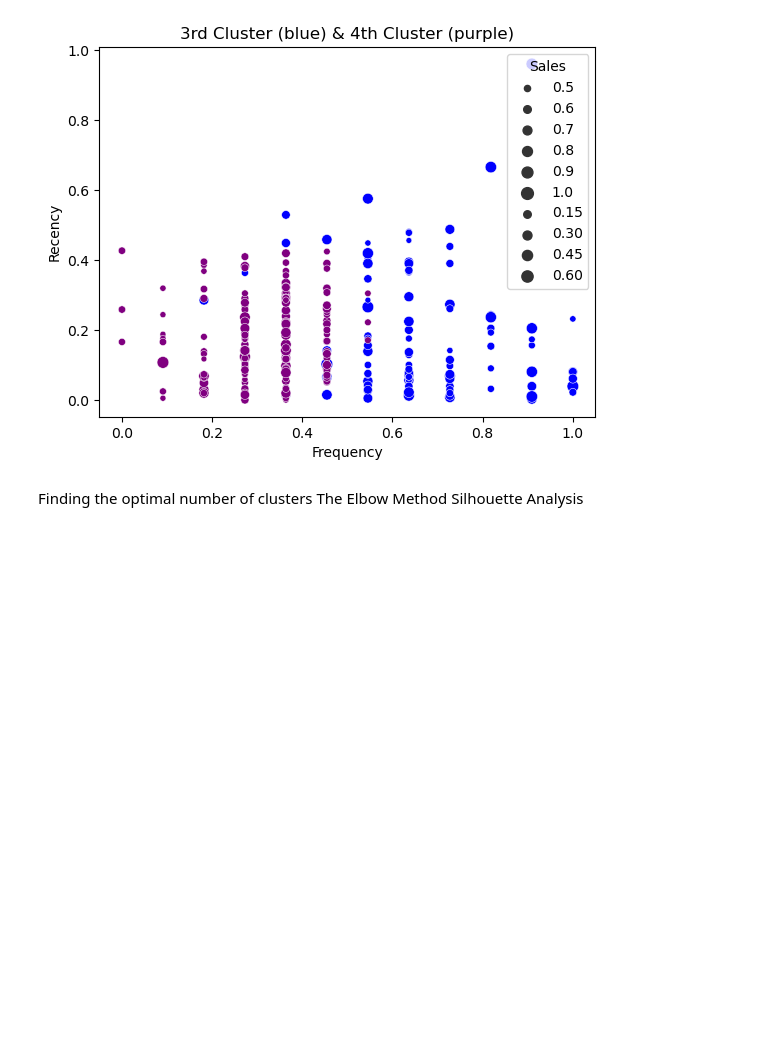
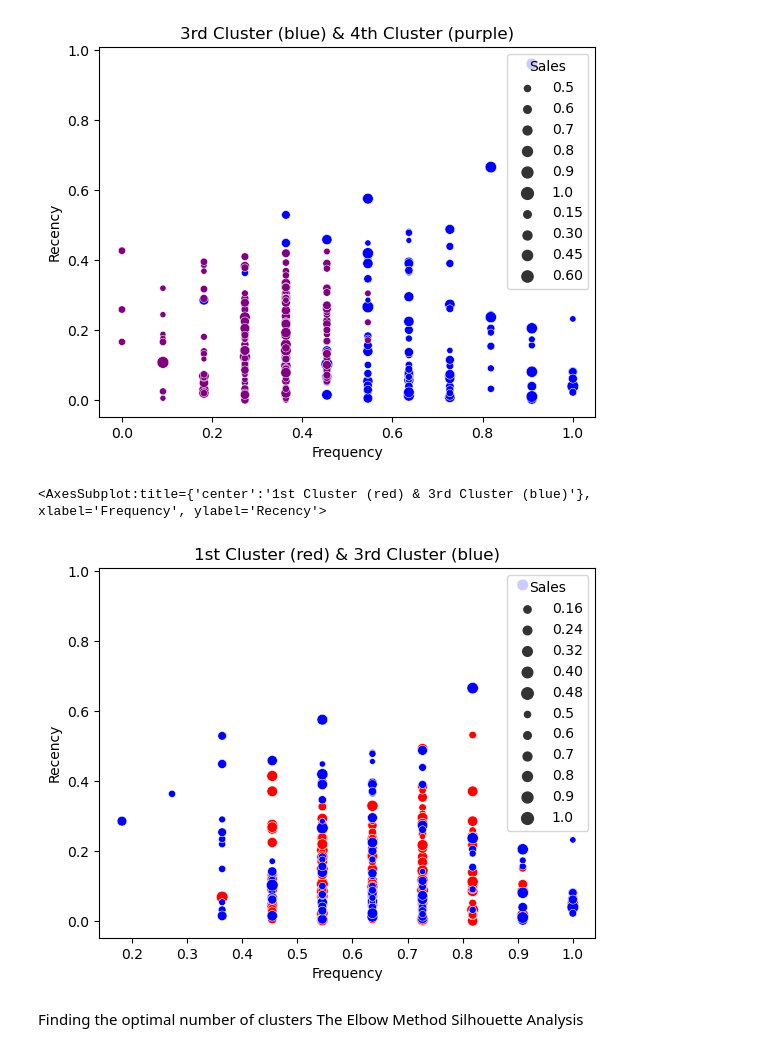
Before and after one commit to YanaOrf/E_Commerce, a Jupyter notebook: E-commerce EDA.ipynb, the cells around one changed output. Saved outputs shown, nothing was run; the diff lists cells and outputs as text; code cells hidden in the pictures; blank space fills up the shorter version.

```diff
--- a/E-commerce EDA.ipynb
+++ b/E-commerce EDA.ipynb
@@ -490,6 +494,12 @@ sns.scatterplot(data=df4,y="Recency",x="Frequency",size="Sales",color="purple")
 # %% [output]
 <AxesSubplot:title={'center':'3rd Cluster (blue) & 4th Cluster (purple)'}, xlabel='Frequency', ylabel='Recency'>
 [figure]
+# %%
+sns.scatterplot(data=df1,y="Recency",x="Frequency",size="Sales",color="red").set(title="1st Cluster (red) & 3rd Cluster (blue)")
+sns.scatterplot(data=df3,y="Recency",x="Frequency",size="Sales",color="blue")
+# %% [output]
+<AxesSubplot:title={'center':'1st Cluster (red) & 3rd Cluster (blue)'}, xlabel='Frequency', ylabel='Recency'>
+[figure, added]
 # %% [markdown]
 Finding the optimal number of clusters
 The Elbow Method
```
Also changed, not shown: parts of 3 cells of this notebook.
